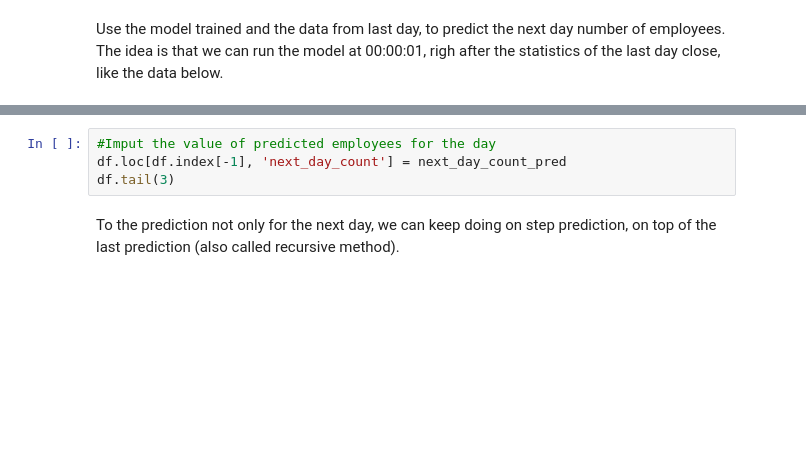
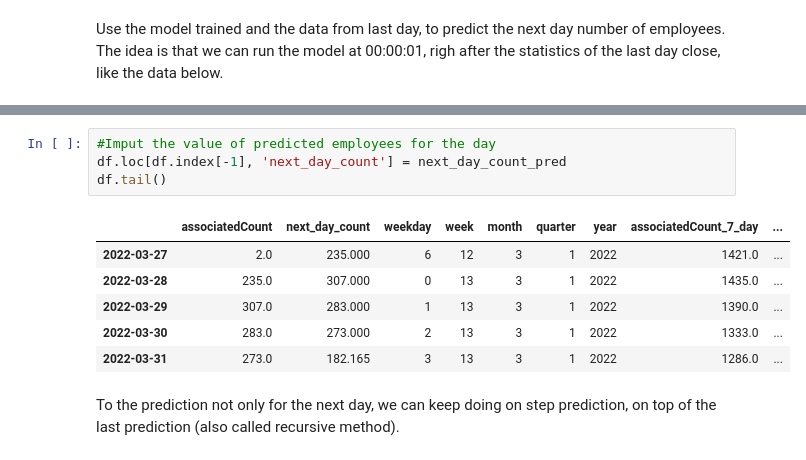
Before and after one commit to correaflavio/cl2022, a Jupyter notebook: devwks_2150/DEVWKS_2150_Predicting_office_occupancy_and_environmental_status_6months_data_ML_model.ipynb, the cells around one changed output, grey strips where cells are left out. Cells and saved outputs as stored; diff of their text form; blank space fills up the shorter version.

```diff
--- a/devwks_2150/DEVWKS_2150_Predicting_office_occupancy_and_environmental_status_6months_data_ML_model.ipynb
+++ b/devwks_2150/DEVWKS_2150_Predicting_office_occupancy_and_environmental_status_6months_data_ML_model.ipynb
@@ -968,7 +1132,14 @@ next_day_count_pred
 # %%
 #Imput the value of predicted employees for the day
 df.loc[df.index[-1], 'next_day_count'] = next_day_count_pred
-df.tail(3)
+df.tail()
+# %% [output]
+|  | associatedCount | next_day_count | weekday | week | month | quarter | year | associatedCount_7_day | ... |
+| 2022-03-27 | 2.0 | 235.000 | 6 | 12 | 3 | 1 | 2022 | 1421.0 | ... |
+| 2022-03-28 | 235.0 | 307.000 | 0 | 13 | 3 | 1 | 2022 | 1435.0 | ... |
+| 2022-03-29 | 307.0 | 283.000 | 1 | 13 | 3 | 1 | 2022 | 1390.0 | ... |
+| 2022-03-30 | 283.0 | 273.000 | 2 | 13 | 3 | 1 | 2022 | 1333.0 | ... |
+| 2022-03-31 | 273.0 | 182.165 | 3 | 13 | 3 | 1 | 2022 | 1286.0 | ... |
 # %% [markdown]
 To the prediction not only for the next day, we can keep doing on step prediction, on top of the last prediction (also called recursive method).
 # %%
```
Also changed, not shown: parts of 51 cells of this notebook.
